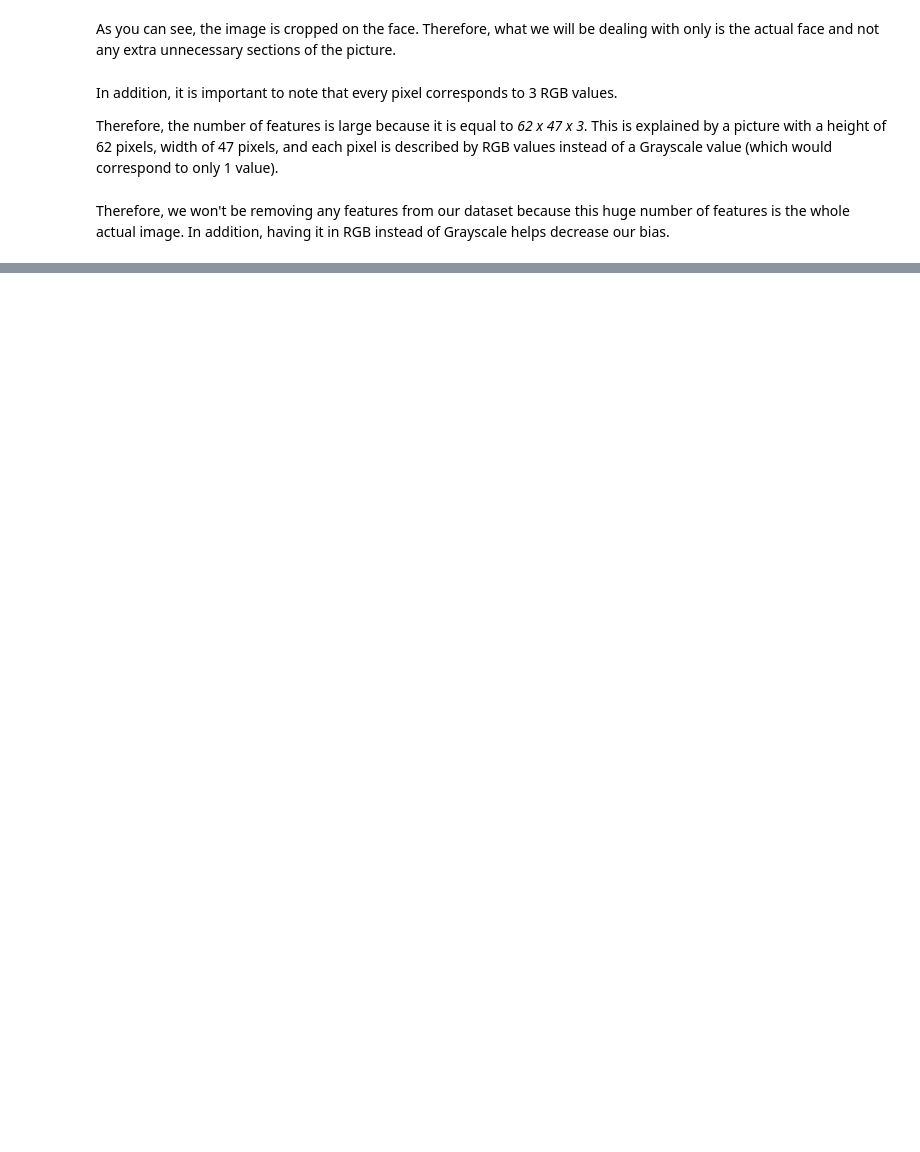
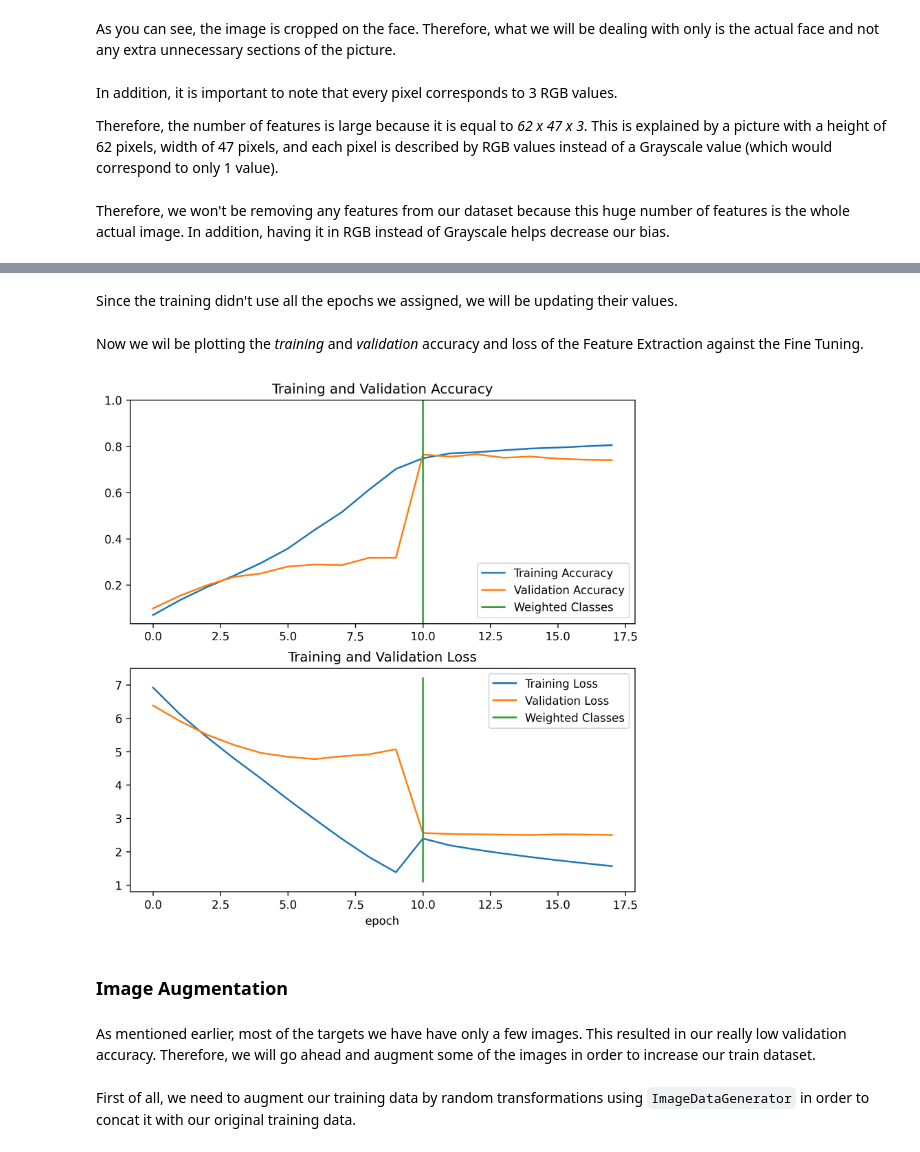
Before and after one commit to nizarmah/oracle, a Jupyter notebook: main.ipynb, the cells around one changed output, grey strips where cells are left out. Saved outputs shown, nothing was run; the diff lists cells and outputs as text; code cells hidden in the pictures; blank space fills up the shorter version.

```diff
--- a/main.ipynb
+++ b/main.ipynb
@@ -234,0 +507,5 @@ Therefore, we won't be removing any features from our dataset because this huge
+# %%
+class_weights = dict(enumerate(
+                    class_weight.compute_class_weight('balanced', np.unique(y_train), y_train)))
+
+class_weights
@@ -234,0 +542,4 @@ Therefore, we won't be removing any features from our dataset because this huge
+# %%
+model = tf.keras.models.load_model('fine_tune_checkpoint.h5')
+
+compile_model(model, learning_rate=0.000001)
@@ -234,0 +548,9 @@ Therefore, we won't be removing any features from our dataset because this huge
+# %%
+weighted_classes_epochs = 10
+total_epochs = fine_tune_epochs + weighted_classes_epochs
+
+weighted_classes_history = model.fit(train_generator, epochs=total_epochs,
+                                validation_data=valid_generator, shuffle=True,
+                                   callbacks=[checkpoint, early_stopping],
+                                    initial_epoch=fine_tune_history.epoch[-1],
+                                       class_weight=class_weights)
@@ -234,0 +575,2 @@ Therefore, we won't be removing any features from our dataset because this huge
+# %% [markdown]
+Since the training didn't use all the epochs we assigned, we will be updating their values.
@@ -234,0 +581,36 @@ Therefore, we won't be removing any features from our dataset because this huge
+# %% [markdown]
+Now we wil be plotting the *training* and *validation* accuracy and loss of the Feature Extraction against the Fine Tuning.
+# %%
+weighted_acc = acc + weighted_classes_history.history['accuracy']
+weighted_val_acc = val_acc + weighted_classes_history.history['val_accuracy']
+
+weighted_loss = loss + weighted_classes_history.history['loss']
+weighted_val_loss = val_loss + weighted_classes_history.history['val_loss']
+
+plt.figure(figsize=(8, 8))
+plt.subplot(2, 1, 1)
+plt.plot(weighted_acc, label='Training Accuracy')
+plt.plot(weighted_val_acc, label='Validation Accuracy')
+plt.ylim([min(plt.ylim()),1])
+plt.plot([fine_tune_epochs + 1,fine_tune_epochs + 1],
+          plt.ylim(), label='Weighted Classes')
+plt.legend(loc='lower right')
+plt.title('Training and Validation Accuracy')
+
+plt.subplot(2, 1, 2)
+plt.plot(weighted_loss, label='Training Loss')
+plt.plot(weighted_val_loss, label='Validation Loss')
+plt.plot([fine_tune_epochs + 1,fine_tune_epochs + 1],
+          plt.ylim(), label='Weighted Classes')
+plt.legend(loc='upper right')
+plt.title('Training and Validation Loss')
+plt.xlabel('epoch')
+plt.show()
+# %% [output]
+[figure, added]
+# %% [markdown]
+### Image Augmentation
+# %% [markdown]
+As mentioned earlier, most of the targets we have have only a few images. This resulted in our really low validation accuracy. Therefore, we will go ahead and augment some of the images in order to increase our train dataset.
+# %% [markdown]
+First of all, we need to augment our training data by random transformations using `ImageDataGenerator` in order to concat it with our original training data.
```
Also changed, not shown: parts of 77 cells of this notebook, 4 other files.
